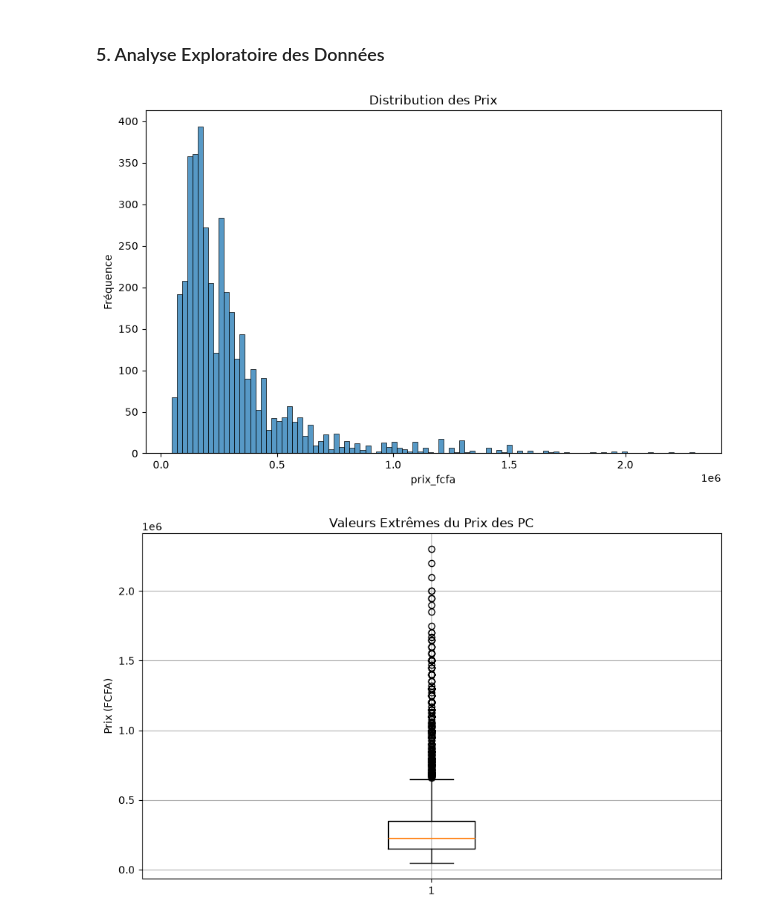
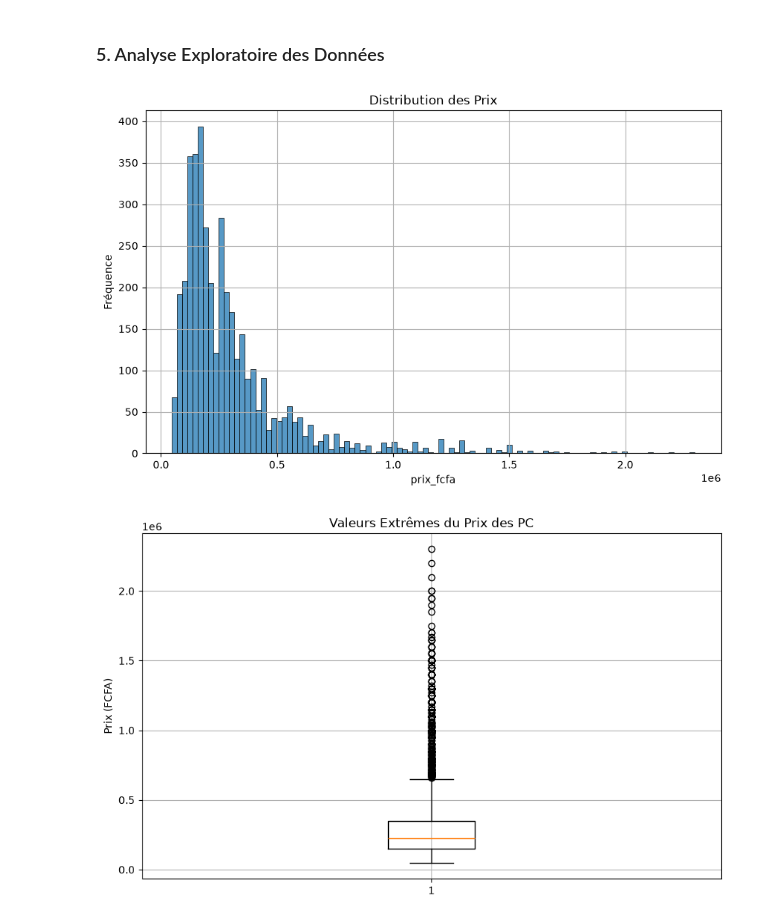
Before and after one commit to Calebagbakou/Projet_Estmation_Prix_PC, a Jupyter notebook: Laptop_Price_Estimation.ipynb, the cells around one changed output. Saved outputs shown, nothing was run; the diff lists cells and outputs as text; code cells hidden in the pictures.

```diff
--- a/Laptop_Price_Estimation.ipynb
+++ b/Laptop_Price_Estimation.ipynb
@@ -153,15 +100,15 @@ df[df["prix_fcfa"] > upper_bound]
 # %%
 #Distribution des prix
 from numpy import log
 plt.figure(figsize=(10,6))
+plt.grid(True)
 sns.histplot(df["prix_fcfa"], bins=100)
-
 plt.xlabel("prix_fcfa")
 plt.ylabel("Fréquence")
 plt.title("Distribution des Prix")
 plt.show()
 # %% [output]
-[figure, old version]
+[figure, new version]
 # %%
 #Valeurs Extrêmes du Prix des PC
 plt.figure(figsize=(10,6))
```
Also changed, not shown: parts of 16 cells of this notebook, 5 other files.
